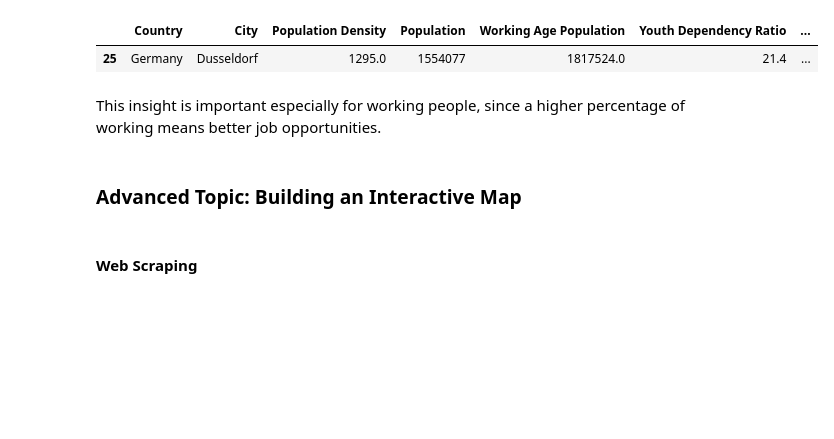
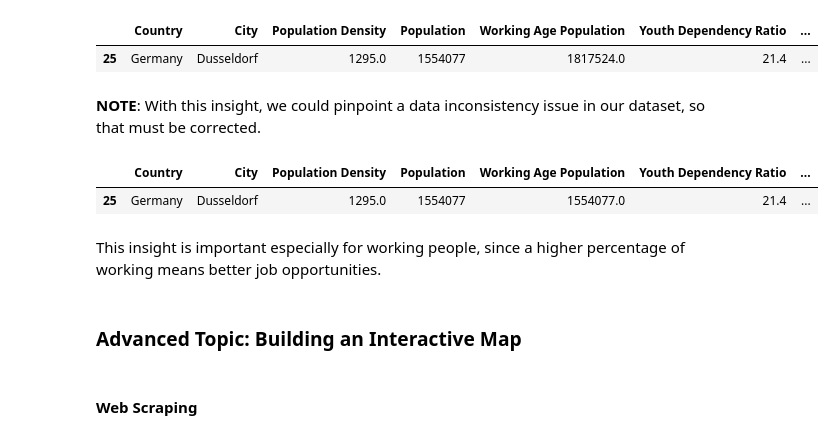
Before and after one commit to amdbsilva/Programming-for-Data-Science-Project, a Jupyter notebook: PDS_project.ipynb, the cells around one changed output. Drawn from its saved outputs; the diff is of its cells as text; code cells hidden in the pictures; blank space fills up the shorter version.

```diff
--- a/PDS_project.ipynb
+++ b/PDS_project.ipynb
@@ -586,9 +585,19 @@ plt.show()
 fig = px.area(data_frame=data_copy, x='City', y='working age population ratio')
 fig.show()
 # %%
-data_copy[data_copy['Working Age Population'] > data_copy['Population']]
+city_data_inconsistency = data_copy['Working Age Population'] > data_copy['Population']
+data_copy.loc[city_data_inconsistency]
 # %% [output]
 |  | Country | City | Population Density | Population | Working Age Population | Youth Dependency Ratio | ... |
 | 25 | Germany | Dusseldorf | 1295.0 | 1554077 | 1817524.0 | 21.4 | ... |
+# %% [markdown]
+**NOTE**: With this insight, we could pinpoint a data inconsistency issue in our dataset, so that must be corrected.
+# %%
+data_copy.loc[city_data_inconsistency, 'Working Age Population'] = data_copy.loc[city_data_inconsistency, 'Population']
+# %%
+data_copy.loc[city_data_inconsistency]
+# %% [output]
+|  | Country | City | Population Density | Population | Working Age Population | Youth Dependency Ratio | ... |
+| 25 | Germany | Dusseldorf | 1295.0 | 1554077 | 1554077.0 | 21.4 | ... |
 # %% [markdown]
 This insight is important especially for working people, since a higher percentage of working means better job opportunities.
```
Also changed, not shown: parts of 12 cells of this notebook.
